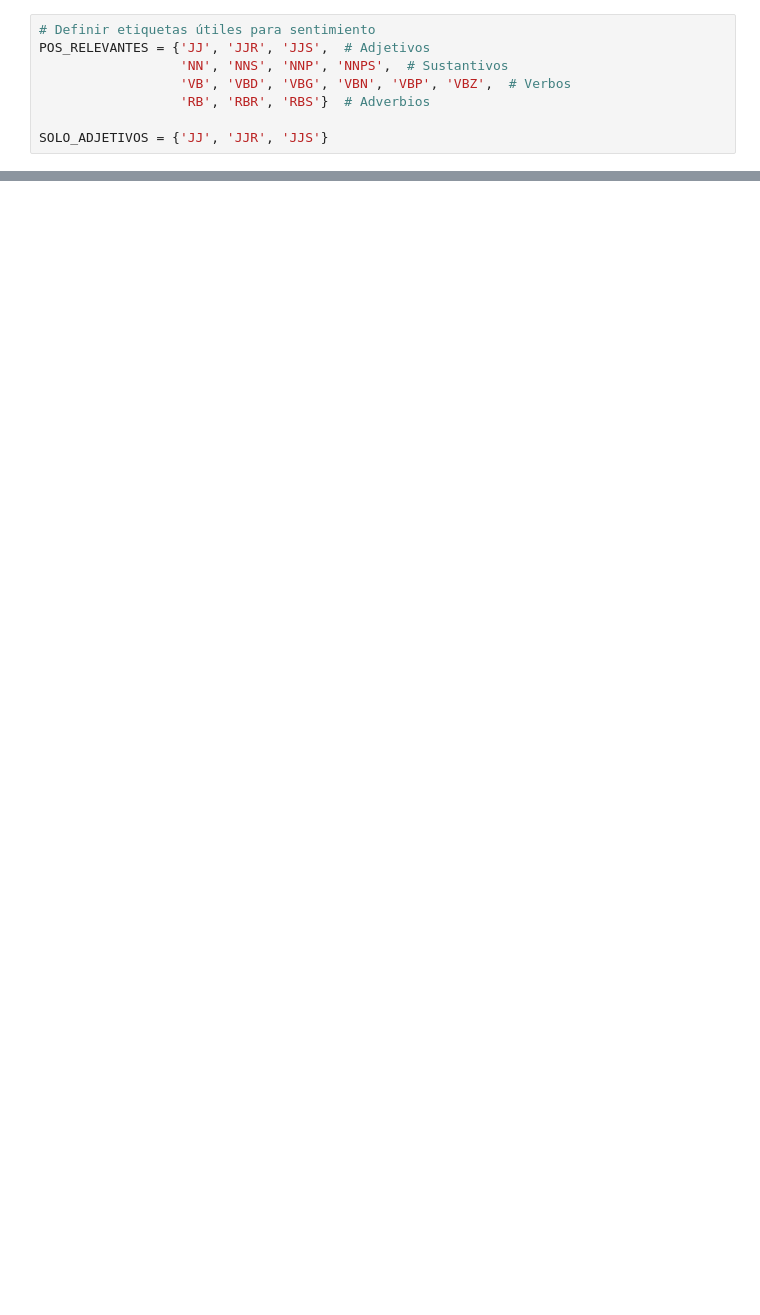
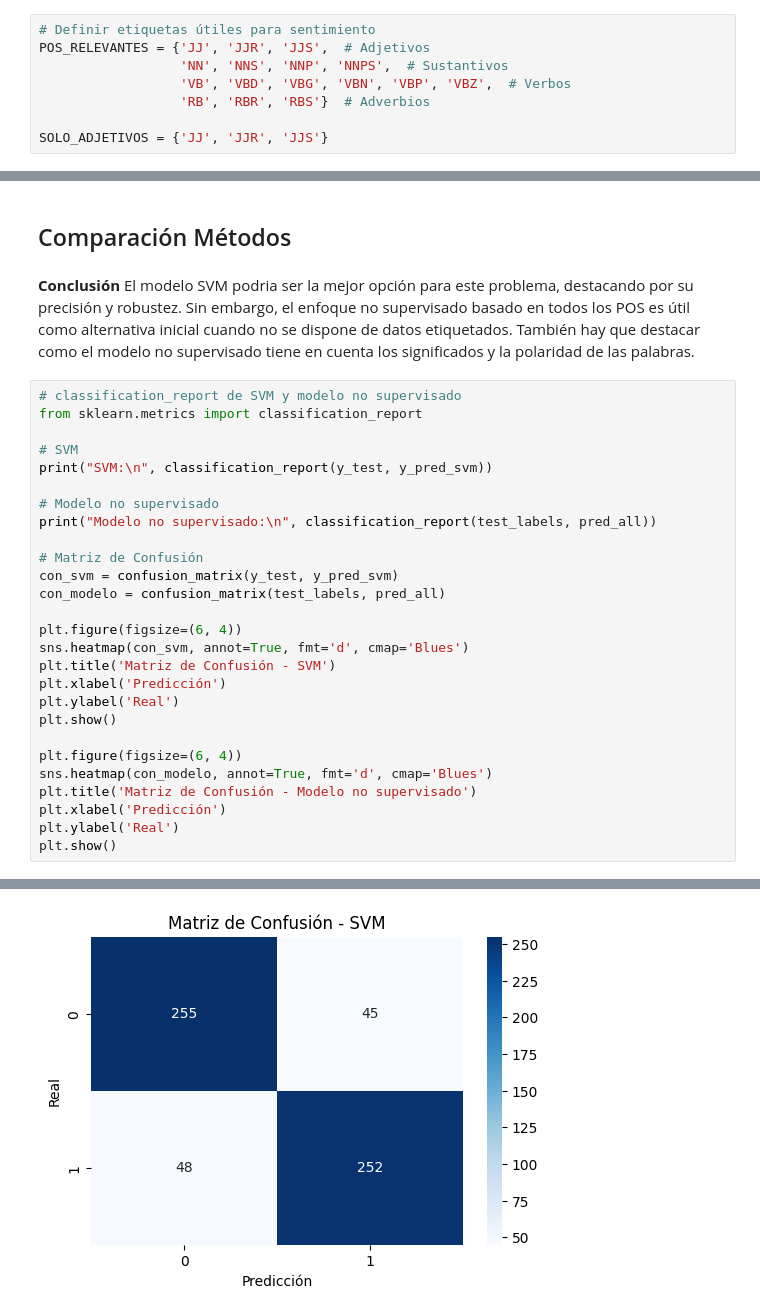
Before and after one commit to TaliaPr/Natural-Language-Processing, a Jupyter notebook: Practica_2/Program.ipynb, the cells around one changed output, grey strips where cells are left out. Drawn from its saved outputs; the diff is of its cells as text; blank space fills up the shorter version.

```diff
--- a/Practica_2/Program.ipynb
+++ b/Practica_2/Program.ipynb
@@ -801,0 +892,35 @@ predicciones = predecir_sentimiento(test_tagged, rf_model)
+# %% [markdown]
+## Comparación Métodos
+# %% [markdown]
+
+**Conclusión**
+El modelo SVM podria ser la mejor opción para este problema, destacando por su precisión y robustez. Sin embargo, el enfoque no supervisado basado en todos los POS es útil como alternativa inicial cuando no se dispone de datos etiquetados.
+También hay que destacar como el modelo no supervisado tiene en cuenta los significados y la polaridad de las palabras.
+# %%
+# classification_report de SVM y modelo no supervisado
+from sklearn.metrics import classification_report
+
+# SVM
+print("SVM:\n", classification_report(y_test, y_pred_svm))
+
+# Modelo no supervisado
+print("Modelo no supervisado:\n", classification_report(test_labels, pred_all))
+
+# Matriz de Confusión
+con_svm = confusion_matrix(y_test, y_pred_svm)
+con_modelo = confusion_matrix(test_labels, pred_all)
+
+plt.figure(figsize=(6, 4))
+sns.heatmap(con_svm, annot=True, fmt='d', cmap='Blues')
+plt.title('Matriz de Confusión - SVM')
+plt.xlabel('Predicción')
+plt.ylabel('Real')
+plt.show()
+
+plt.figure(figsize=(6, 4))
+sns.heatmap(con_modelo, annot=True, fmt='d', cmap='Blues')
+plt.title('Matriz de Confusión - Modelo no supervisado')
+plt.xlabel('Predicción')
+plt.ylabel('Real')
+plt.show()
+# %% [output]
@@ -801,0 +946 @@ predicciones = predecir_sentimiento(test_tagged, rf_model)
+[figure, added]
```
Also changed, not shown: parts of 45 cells of this notebook, 2 other files.
